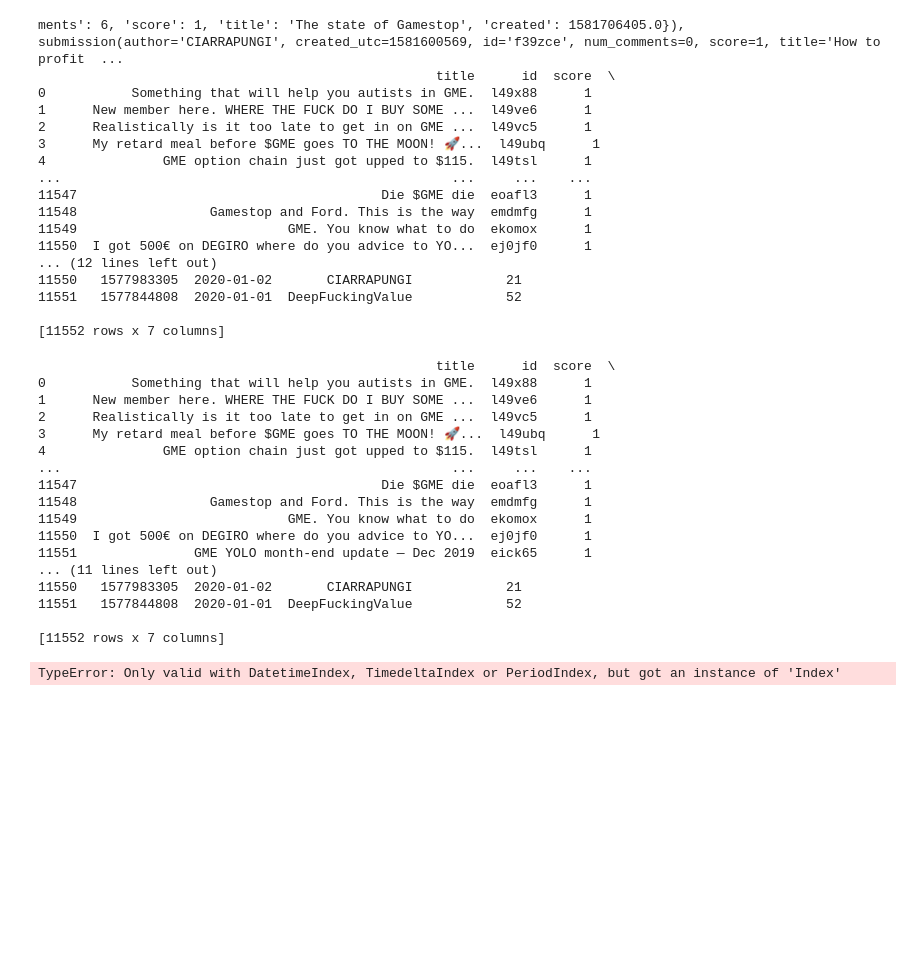
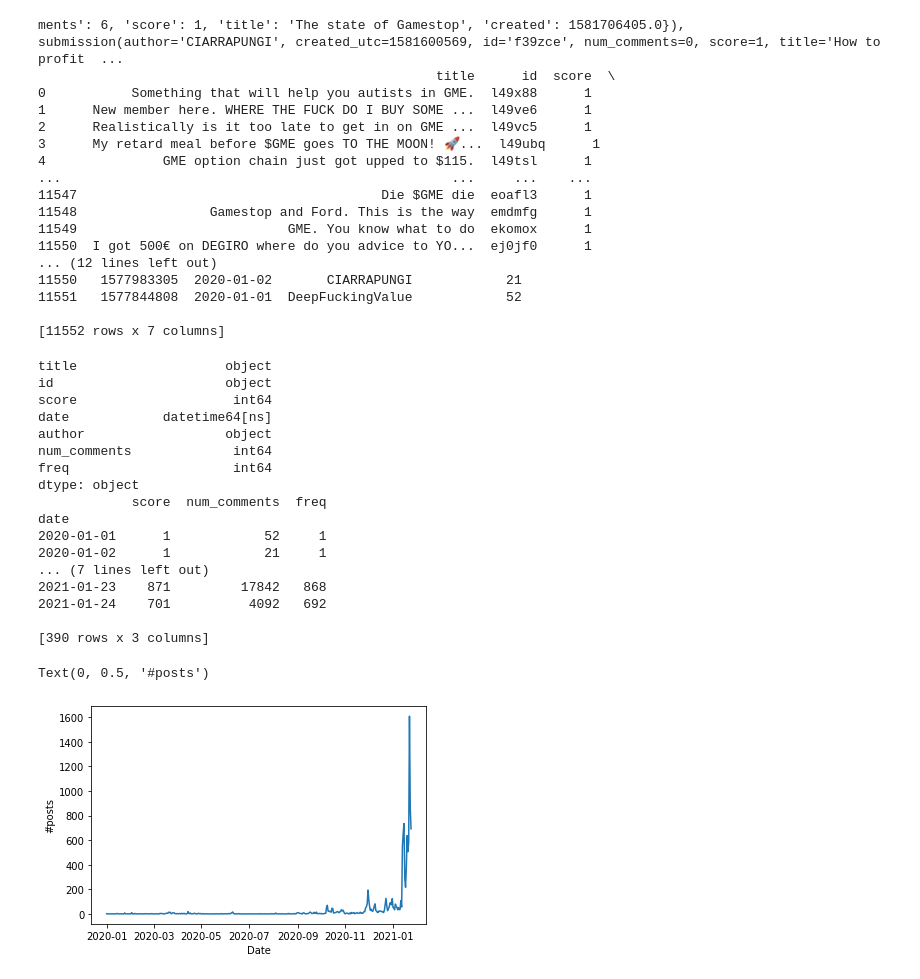
Before and after one commit to augustsemrau/comsocsci2021, a Jupyter notebook: lectures/Week1.ipynb, the cells around one changed output. Drawn from its saved outputs; the diff is of its cells as text; code cells hidden in the pictures; blank space fills up the shorter version.

```diff
--- a/lectures/Week1.ipynb
+++ b/lectures/Week1.ipynb
@@ -158,49 +160,46 @@ ments': 6, 'score': 1, 'title': 'The state of Gamestop', 'created': 1581706405.0
 # %%
 ### 3. Create a figure using matplotlib and plot the total number of submissions per day (Hint: You can use the function datetime.datetime.utcfromtimestamp to convert a timestamp into a date, and you can use the function pd.resample to aggregate by day). What do you observe?
 import matplotlib.pyplot as plt
-dfres = pd.read_csv("wallstreetbets_GME.csv")
+import pandas as pd
 
-#dfres["creation_date"] = pd.to_datetime(dfres["creation_date"], format='%Y%m%d', errors='ignore')
-print(dfres)
+# Read .csv file
+df = pd.read_csv("wallstreetbets_GME.csv")
 
-df_plot = dfres.resample("1D", on = "date").count()
-del df_plot["date"]
-df_plot = df_plot.reset_index()
+# Convert dates to datetime
+df["date"] = pd.DatetimeIndex(data=df["date"])
+df = df.drop(columns=["created_utc"])
+df["freq"] = 1
+print(df.dtypes)
 
+# Aggregate dates for plotting
 
-#for i in range(len(dfres)):
-#    dfres["creation_date"][i] = datetime.datetime.utcfromtimestamp(dfres["creation_date"][i])#.strftime("%Y-%m-%d")
+df_agg = df.resample("D", on="date").sum()
+print(df_agg)
 
-#dfres["Date"] = dfres["creation_date"].datetime.date
-
-#print(dfres["creation_date"])
-#dfres["creation_date"].resample("12T").sum()
-print(dfres)
-
-
-#dfres["creation_date"] = datetime.datetime.utcfromtimestamp(dfres["creation_date"])
-#print(dfres)
-#.resample('12T').sum()
-#dfres.resample
-#dfres.groupby(["creation_date"]).count()
+# Plot the data
+plt.figure()
+plt.plot(df_agg["freq"])
+plt.xlabel("Date")
+plt.ylabel("#posts")
 # %% [output]
-                                                   title      id  score  \
-0           Something that will help you autists in GME.  l49x88      1
-1      New member here. WHERE THE FUCK DO I BUY SOME ...  l49ve6      1
-2      Realistically is it too late to get in on GME ...  l49vc5      1
-3      My retard meal before $GME goes TO THE MOON! 🚀...  l49ubq      1
-4               GME option chain just got upped to $115.  l49tsl      1
-...                                                  ...     ...    ...
-11547                                       Die $GME die  eoafl3      1
-11548                 Gamestop and Ford. This is the way  emdmfg      1
-11549                           GME. You know what to do  ekomox      1
-11550  I got 500€ on DEGIRO where do you advice to YO...  ej0jf0      1
-11551               GME YOLO month-end update — Dec 2019  eick65      1
-... (11 lines left out)
-11550   1577983305  2020-01-02       CIARRAPUNGI            21
-11551   1577844808  2020-01-01  DeepFuckingValue            52
+title                   object
+id                      object
+score                    int64
+date            datetime64[ns]
+author                  object
+num_comments             int64
+freq                     int64
+dtype: object
+            score  num_comments  freq
+date
+2020-01-01      1            52     1
+2020-01-02      1            21     1
+... (7 lines left out)
+2021-01-23    871         17842   868
+2021-01-24    701          4092   692
 
-[11552 rows x 7 columns]
+[390 rows x 3 columns]
-TypeError: Only valid with DatetimeIndex, TimedeltaIndex or PeriodIndex, but got an instance of 'Index'
+Text(0, 0.5, '#posts')
+[figure, added]
 # %%
 ### 4. How many submissions have you downloaded in total? How many unique authors?
```
Also changed, not shown: parts of 5 cells of this notebook.
